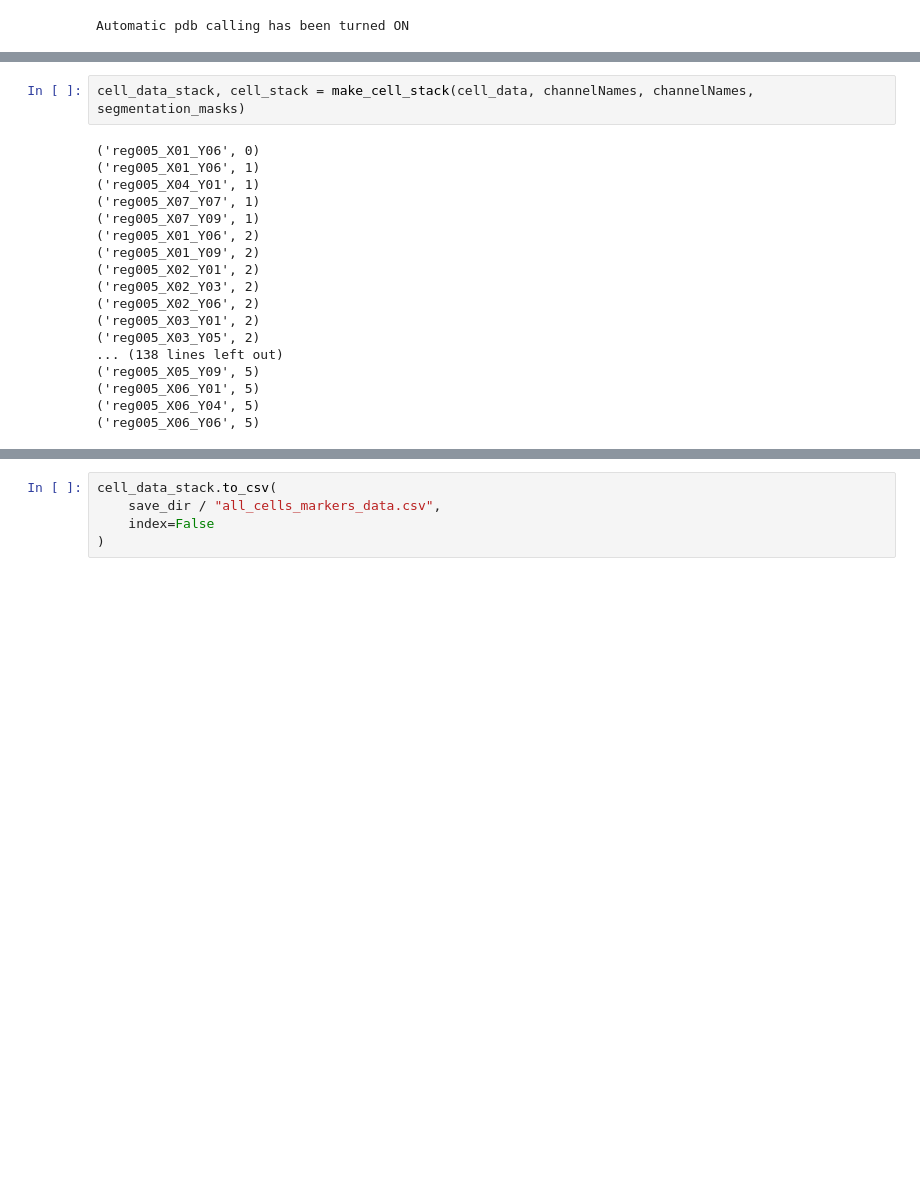
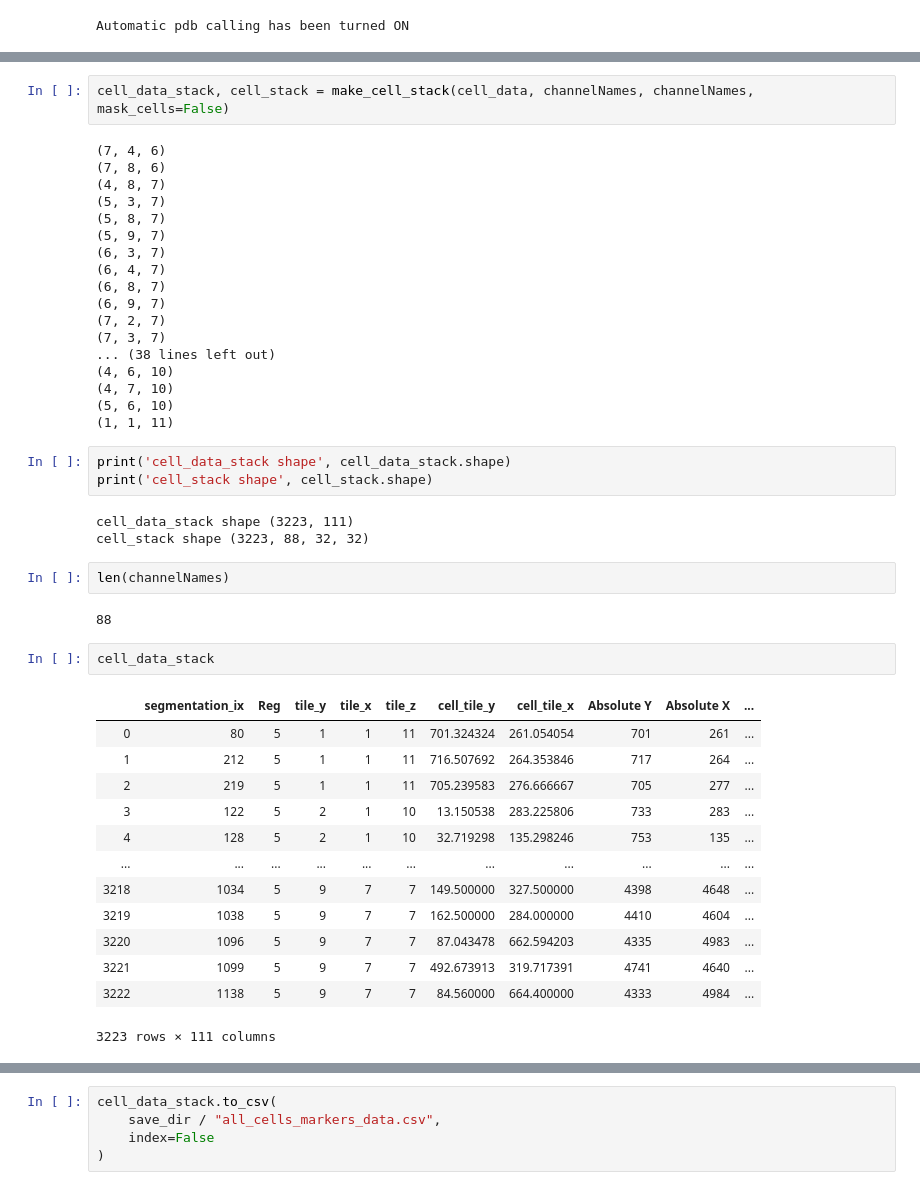
Before and after one commit to IAWG-CSBC-PSON/pd1-asymmetry, a Jupyter notebook: pd1_project/make_pd1_cell_tensors.ipynb, the cells around one changed output, grey strips where cells are left out. Drawn from its saved outputs; the diff is of its cells as text; blank space fills up the shorter version.

```diff
--- a/pd1_project/make_pd1_cell_tensors.ipynb
+++ b/pd1_project/make_pd1_cell_tensors.ipynb
@@ -168,22 +153,48 @@ def make_cell_stack(
 # %%
-cell_data_stack, cell_stack = make_cell_stack(cell_data, channelNames, channelNames, segmentation_masks)
+cell_data_stack, cell_stack = make_cell_stack(cell_data, channelNames, channelNames, mask_cells=False)
 # %% [output]
-('reg005_X01_Y06', 0)
-('reg005_X01_Y06', 1)
-('reg005_X04_Y01', 1)
-('reg005_X07_Y07', 1)
-('reg005_X07_Y09', 1)
-('reg005_X01_Y06', 2)
-('reg005_X01_Y09', 2)
-('reg005_X02_Y01', 2)
-('reg005_X02_Y03', 2)
-('reg005_X02_Y06', 2)
-('reg005_X03_Y01', 2)
-('reg005_X03_Y05', 2)
-... (138 lines left out)
-('reg005_X05_Y09', 5)
-('reg005_X06_Y01', 5)
-('reg005_X06_Y04', 5)
-('reg005_X06_Y06', 5)
+(7, 4, 6)
+(7, 8, 6)
+(4, 8, 7)
+(5, 3, 7)
+(5, 8, 7)
+(5, 9, 7)
+(6, 3, 7)
+(6, 4, 7)
+(6, 8, 7)
+(6, 9, 7)
+(7, 2, 7)
+(7, 3, 7)
+... (38 lines left out)
+(4, 6, 10)
+(4, 7, 10)
+(5, 6, 10)
+(1, 1, 11)
+# %%
+print('cell_data_stack shape', cell_data_stack.shape)
+print('cell_stack shape', cell_stack.shape)
+# %% [output]
+cell_data_stack shape (3223, 111)
+cell_stack shape (3223, 88, 32, 32)
+# %%
+len(channelNames)
+# %% [output]
+88
+# %%
+cell_data_stack
+# %% [output]
+|  | segmentation_ix | Reg | tile_y | tile_x | tile_z | cell_tile_y | cell_tile_x | Absolute Y | Absolute X | ... |
+| 0 | 80 | 5 | 1 | 1 | 11 | 701.324324 | 261.054054 | 701 | 261 | ... |
+| 1 | 212 | 5 | 1 | 1 | 11 | 716.507692 | 264.353846 | 717 | 264 | ... |
+| 2 | 219 | 5 | 1 | 1 | 11 | 705.239583 | 276.666667 | 705 | 277 | ... |
+| 3 | 122 | 5 | 2 | 1 | 10 | 13.150538 | 283.225806 | 733 | 283 | ... |
+| 4 | 128 | 5 | 2 | 1 | 10 | 32.719298 | 135.298246 | 753 | 135 | ... |
+| ... | ... | ... | ... | ... | ... | ... | ... | ... | ... | ... |
+| 3218 | 1034 | 5 | 9 | 7 | 7 | 149.500000 | 327.500000 | 4398 | 4648 | ... |
+| 3219 | 1038 | 5 | 9 | 7 | 7 | 162.500000 | 284.000000 | 4410 | 4604 | ... |
+| 3220 | 1096 | 5 | 9 | 7 | 7 | 87.043478 | 662.594203 | 4335 | 4983 | ... |
+| 3221 | 1099 | 5 | 9 | 7 | 7 | 492.673913 | 319.717391 | 4741 | 4640 | ... |
+| 3222 | 1138 | 5 | 9 | 7 | 7 | 84.560000 | 664.400000 | 4333 | 4984 | ... |
+3223 rows × 111 columns
 # %%
 np.save(
```
Also changed, not shown: parts of 15 cells of this notebook.
